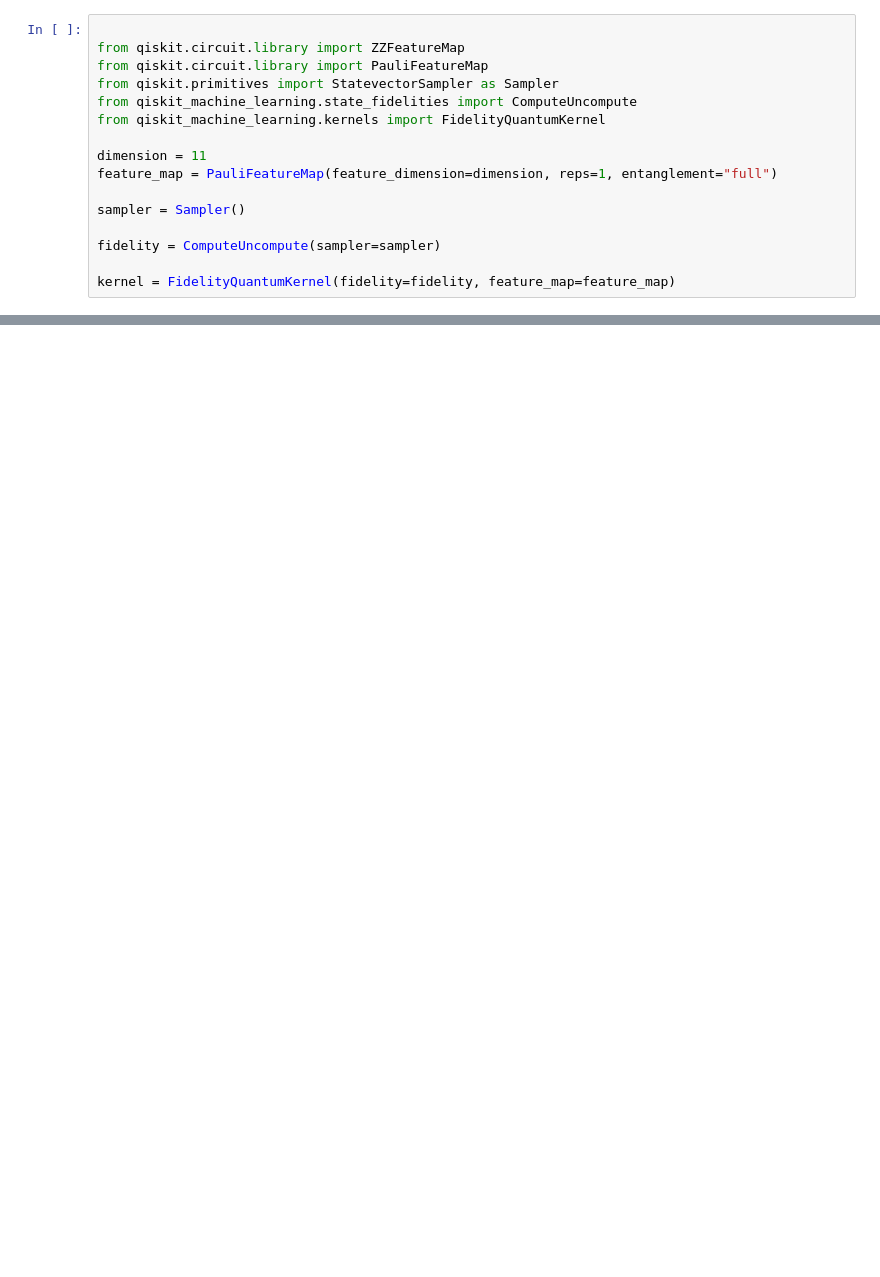
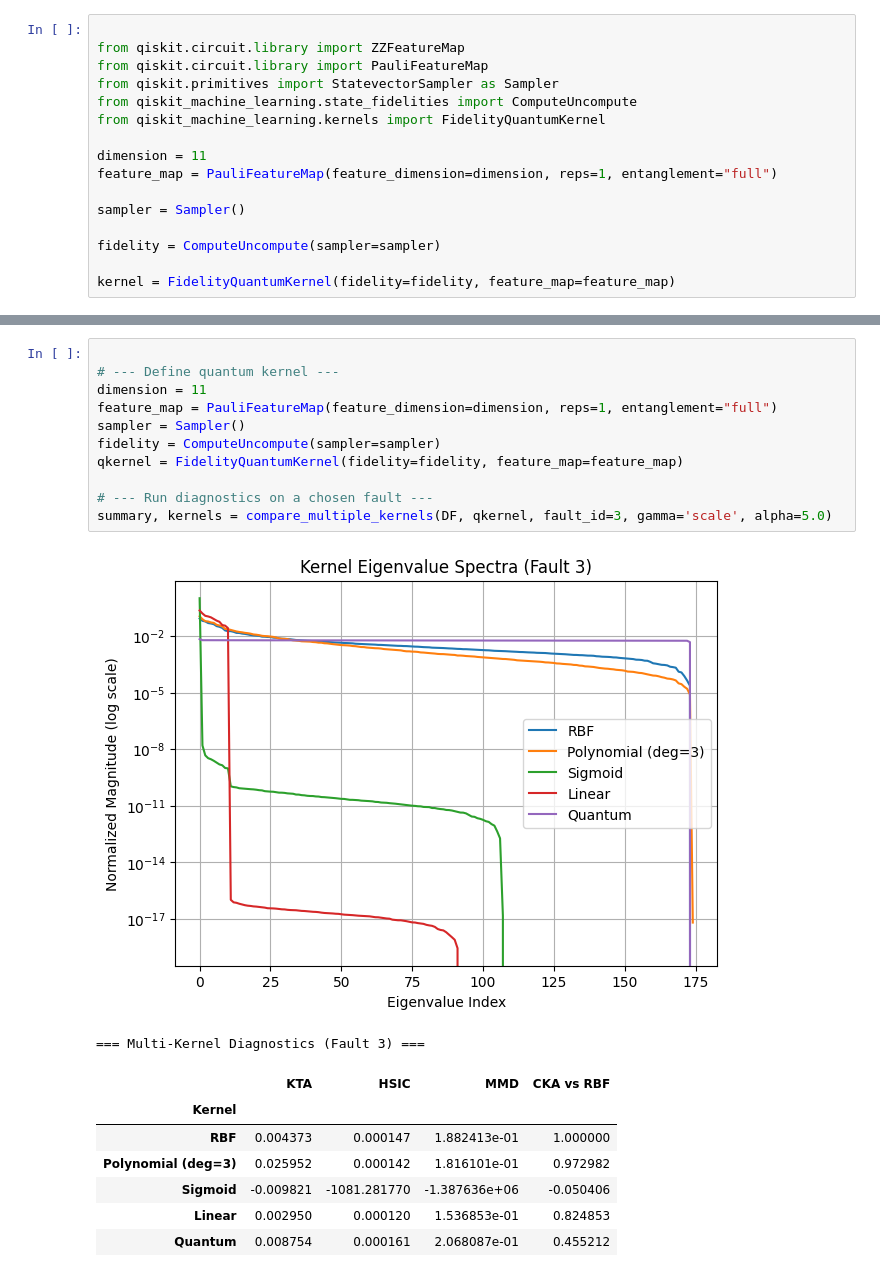
Before and after one commit to weso500/QMLPublicationRuns, a Jupyter notebook: ComparerunsFault3.ipynb, the cells around one changed output, grey strips where cells are left out. Drawn from its saved outputs; the diff is of its cells as text; blank space fills up the shorter version.

```diff
--- a/ComparerunsFault3.ipynb
+++ b/ComparerunsFault3.ipynb
@@ -291,0 +466,21 @@ summary, eig_rbf, eig_q = compare_kernels(DF, kernel, fault_id=3, gamma='scale',
+# %%
+
+# --- Define quantum kernel ---
+dimension = 11
+feature_map = PauliFeatureMap(feature_dimension=dimension, reps=1, entanglement="full")
+sampler = Sampler()
+fidelity = ComputeUncompute(sampler=sampler)
+qkernel = FidelityQuantumKernel(fidelity=fidelity, feature_map=feature_map)
+
+# --- Run diagnostics on a chosen fault ---
+summary, kernels = compare_multiple_kernels(DF, qkernel, fault_id=3, gamma='scale', alpha=5.0)
+# %% [output]
+[figure, added]
+=== Multi-Kernel Diagnostics (Fault 3) ===
+|  | KTA | HSIC | MMD | CKA vs RBF |
+| Kernel |  |  |  |  |
+| RBF | 0.004373 | 0.000147 | 1.882413e-01 | 1.000000 |
+| Polynomial (deg=3) | 0.025952 | 0.000142 | 1.816101e-01 | 0.972982 |
+| Sigmoid | -0.009821 | -1081.281770 | -1.387636e+06 | -0.050406 |
+| Linear | 0.002950 | 0.000120 | 1.536853e-01 | 0.824853 |
+| Quantum | 0.008754 | 0.000161 | 2.068087e-01 | 0.455212 |
```
Also changed, not shown: parts of 4 cells of this notebook.
